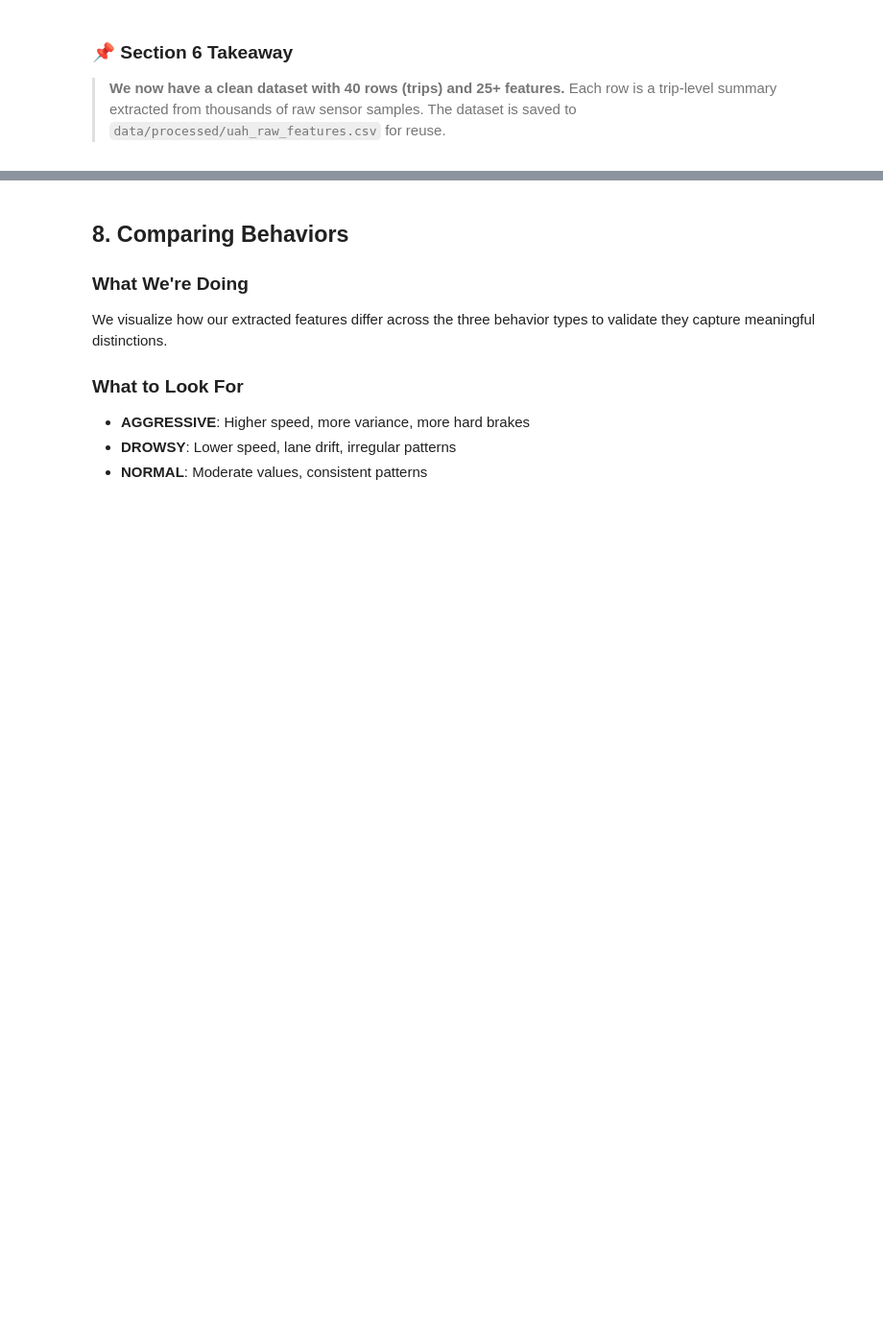
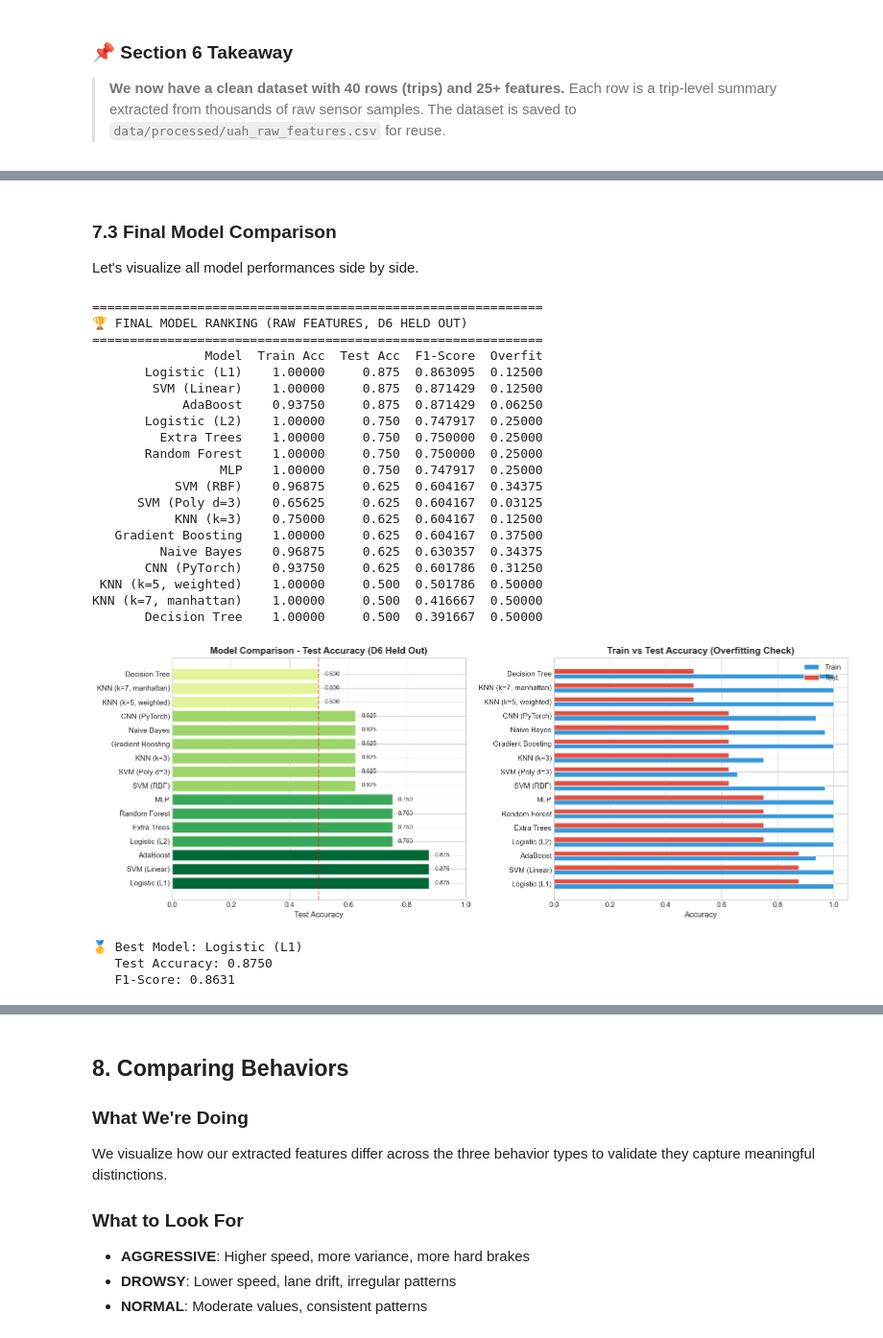
Before and after one commit to rezamirzaei/ABAX, a Jupyter notebook: notebooks/05_raw_data_analysis.ipynb, the cells around one changed output, grey strips where cells are left out. Shown: that part at 96% size. Drawn from its saved outputs; the diff is of its cells as text; code cells hidden in the pictures; blank space fills up the shorter version.

```diff
--- a/notebooks/05_raw_data_analysis.ipynb
+++ b/notebooks/05_raw_data_analysis.ipynb
@@ -518,0 +697,73 @@ Gradient Boosting:
+# %% [markdown]
+### 7.3 Final Model Comparison
+
+Let's visualize all model performances side by side.
+# %%
+# Update comparison with CNN
+comparison_df = pd.DataFrame(results).sort_values('Test Acc', ascending=False)
+
+print_header("FINAL MODEL RANKING (Raw Features, D6 Held Out)", "🏆")
+print(comparison_df.to_string(index=False))
+
+# Visualize
+fig, axes = plt.subplots(1, 2, figsize=(16, 6))
+
+# Test Accuracy comparison
+ax = axes[0]
+colors = plt.cm.RdYlGn(comparison_df['Test Acc'].values / comparison_df['Test Acc'].max())
+bars = ax.barh(range(len(comparison_df)), comparison_df['Test Acc'].values, color=colors)
+ax.set_yticks(range(len(comparison_df)))
+ax.set_yticklabels(comparison_df['Model'].values)
+ax.set_xlabel('Test Accuracy')
+ax.set_title('Model Comparison - Test Accuracy (D6 Held Out)', fontweight='bold')
+ax.axvline(x=0.5, color='red', linestyle='--', alpha=0.5, label='Random baseline')
+ax.set_xlim(0, 1)
+
+for i, (acc, f1) in enumerate(zip(comparison_df['Test Acc'], comparison_df['F1-Score'])):
+    ax.text(acc + 0.02, i, f'{acc:.3f}', va='center', fontsize=9)
+
+# Train vs Test (Overfitting check)
+ax = axes[1]
+x = np.arange(len(comparison_df))
+width = 0.35
+ax.barh(x - width/2, comparison_df['Train Acc'].values, width, label='Train', color='#3498db')
+ax.barh(x + width/2, comparison_df['Test Acc'].values, width, label='Test', color='#e74c3c')
+ax.set_yticks(x)
+ax.set_yticklabels(comparison_df['Model'].values)
+ax.set_xlabel('Accuracy')
+ax.set_title('Train vs Test Accuracy (Overfitting Check)', fontweight='bold')
+ax.legend()
+
+plt.tight_layout()
+plt.savefig(project_root / 'results' / 'figures' / 'raw_model_comparison.png', dpi=300, bbox_inches='tight')
+plt.show()
+
+best_model = comparison_df.iloc[0]
+print(f"\n🥇 Best Model: {best_model['Model']}")
+print(f"   Test Accuracy: {best_model['Test Acc']:.4f}")
+print(f"   F1-Score: {best_model['F1-Score']:.4f}")
+# %% [output]
+============================================================
+🏆 FINAL MODEL RANKING (RAW FEATURES, D6 HELD OUT)
+============================================================
+               Model  Train Acc  Test Acc  F1-Score  Overfit
+       Logistic (L1)    1.00000     0.875  0.863095  0.12500
+        SVM (Linear)    1.00000     0.875  0.871429  0.12500
+            AdaBoost    0.93750     0.875  0.871429  0.06250
+       Logistic (L2)    1.00000     0.750  0.747917  0.25000
+         Extra Trees    1.00000     0.750  0.750000  0.25000
+       Random Forest    1.00000     0.750  0.750000  0.25000
+                 MLP    1.00000     0.750  0.747917  0.25000
+           SVM (RBF)    0.96875     0.625  0.604167  0.34375
+      SVM (Poly d=3)    0.65625     0.625  0.604167  0.03125
+           KNN (k=3)    0.75000     0.625  0.604167  0.12500
+   Gradient Boosting    1.00000     0.625  0.604167  0.37500
+         Naive Bayes    0.96875     0.625  0.630357  0.34375
+       CNN (PyTorch)    0.93750     0.625  0.601786  0.31250
+ KNN (k=5, weighted)    1.00000     0.500  0.501786  0.50000
+KNN (k=7, manhattan)    1.00000     0.500  0.416667  0.50000
+       Decision Tree    1.00000     0.500  0.391667  0.50000
+[figure, added]
+🥇 Best Model: Logistic (L1)
+   Test Accuracy: 0.8750
+   F1-Score: 0.8631
```
Also changed, not shown: parts of 18 cells of this notebook, 8 other files.
